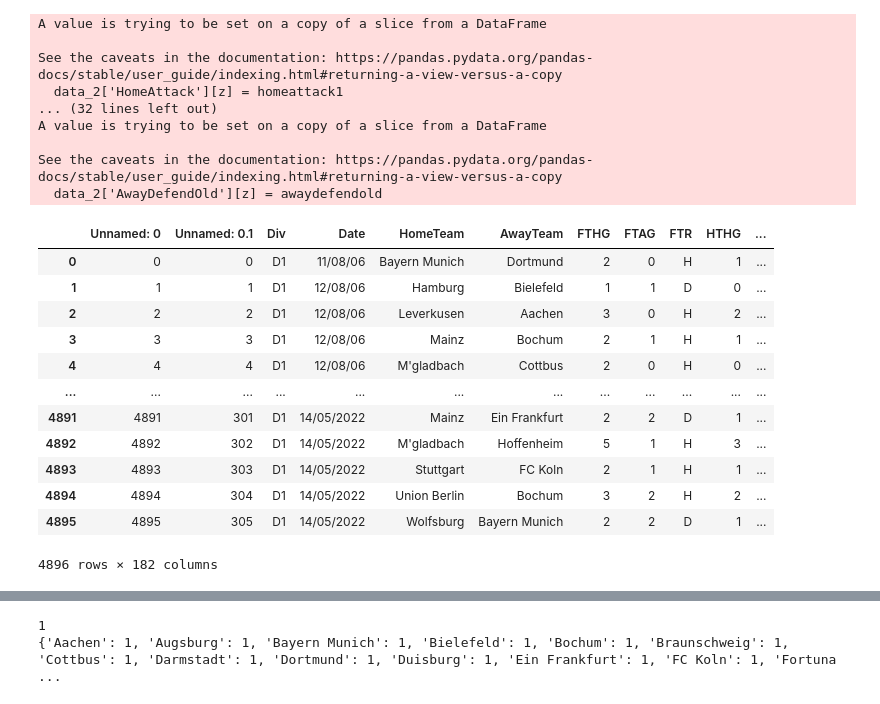
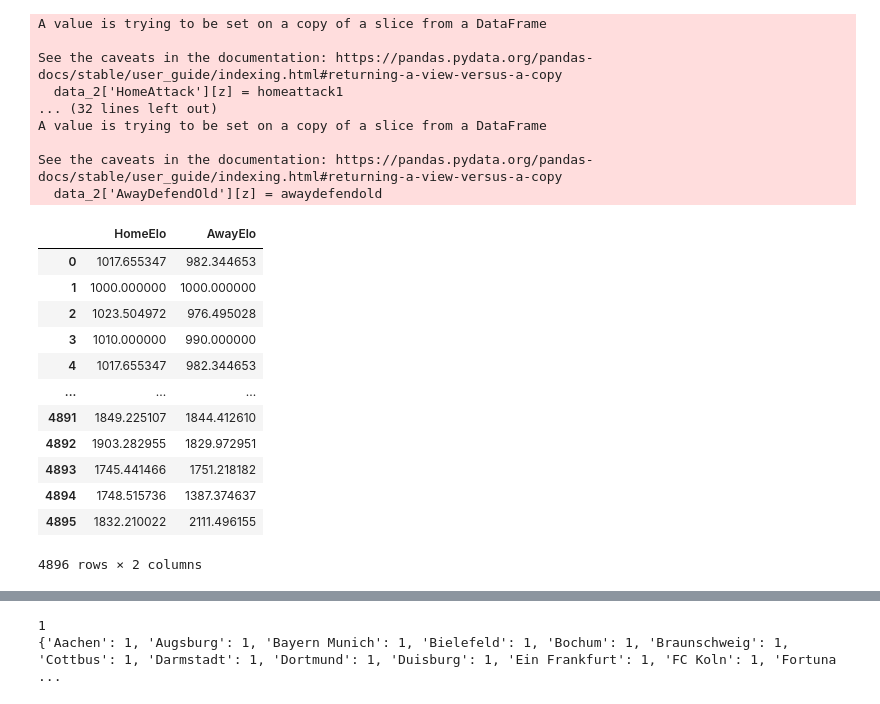
Before and after one commit to Max280201/Data-Exploration-Project, a Jupyter notebook: load_data_v1.ipynb, the cells around one changed output, grey strips where cells are left out. Saved outputs shown, nothing was run; the diff lists cells and outputs as text; code cells hidden in the pictures.

```diff
--- a/load_data_v1.ipynb
+++ b/load_data_v1.ipynb
@@ -106,7 +106,7 @@ data_2['HomeAttackOld'] = 1.34
 data_2['HomeDefendOld'] = 1.34
 data_2['AwayAttackOld'] = 1.34
 data_2['AwayDefendOld'] = 1.34
-data_2['HomeEloOld'] = 1.34
-data_2['AwayEloOld'] = 1.34
+data_2['HomeEloOld'] = 1000
+data_2['AwayEloOld'] = 1000
 data_2.head()
 # %% [output]
@@ -363,12 +402,11 @@ while z < len(data_1):
     try:
 
         homeelo, awayelo, homeeloold, awayeloold = elogain_2(z, hometeam, awayteam)
-        homeattack1, homeattackold = home_attack(z, alpha, ratio, hometeam,
-                                                awayteam)
+        homeattack1, homeattackold = home_attack(z, alpha, ratio, hometeam, awayteam)
         homedefend1, homedefendold = home_defend(z, alpha, ratio, hometeam, awayteam)
         awayattack1, awayattackold = away_attack(z, alpha, ratio, hometeam, awayteam)
-        awaydefend1, awaydefendold = away_defend(z, alpha, ratio, hometeam,
-                                                awayteam)
+        awaydefend1, awaydefendold = away_defend(z, alpha, ratio, hometeam, awayteam)
+
     except:
         print(f"Can't find data for team: {hometeam, awayteam}")
         break
@@ -407,18 +445,18 @@ A value is trying to be set on a copy of a slice from a DataFrame
 See the caveats in the documentation: https://pandas.pydata.org/pandas-docs/stable/user_guide/indexing.html#returning-a-view-versus-a-copy
   data_2['AwayDefendOld'][z] = awaydefendold
 # %%
-data_2
+data_2[['HomeElo', 'AwayElo']]
 # %% [output]
-|  | Unnamed: 0 | Unnamed: 0.1 | Div | Date | HomeTeam | AwayTeam | FTHG | FTAG | FTR | HTHG | ... |
-| 0 | 0 | 0 | D1 | 11/08/06 | Bayern Munich | Dortmund | 2 | 0 | H | 1 | ... |
-| 1 | 1 | 1 | D1 | 12/08/06 | Hamburg | Bielefeld | 1 | 1 | D | 0 | ... |
-| 2 | 2 | 2 | D1 | 12/08/06 | Leverkusen | Aachen | 3 | 0 | H | 2 | ... |
-| 3 | 3 | 3 | D1 | 12/08/06 | Mainz | Bochum | 2 | 1 | H | 1 | ... |
-| 4 | 4 | 4 | D1 | 12/08/06 | M'gladbach | Cottbus | 2 | 0 | H | 0 | ... |
-| ... | ... | ... | ... | ... | ... | ... | ... | ... | ... | ... | ... |
-| 4891 | 4891 | 301 | D1 | 14/05/2022 | Mainz | Ein Frankfurt | 2 | 2 | D | 1 | ... |
-| 4892 | 4892 | 302 | D1 | 14/05/2022 | M'gladbach | Hoffenheim | 5 | 1 | H | 3 | ... |
-| 4893 | 4893 | 303 | D1 | 14/05/2022 | Stuttgart | FC Koln | 2 | 1 | H | 1 | ... |
-| 4894 | 4894 | 304 | D1 | 14/05/2022 | Union Berlin | Bochum | 3 | 2 | H | 2 | ... |
-| 4895 | 4895 | 305 | D1 | 14/05/2022 | Wolfsburg | Bayern Munich | 2 | 2 | D | 1 | ... |
+|  | HomeElo | AwayElo |
+| 0 | 1017.655347 | 982.344653 |
+| 1 | 1000.000000 | 1000.000000 |
+| 2 | 1023.504972 | 976.495028 |
+| 3 | 1010.000000 | 990.000000 |
+| 4 | 1017.655347 | 982.344653 |
+| ... | ... | ... |
+| 4891 | 1849.225107 | 1844.412610 |
+| 4892 | 1903.282955 | 1829.972951 |
+| 4893 | 1745.441466 | 1751.218182 |
+| 4894 | 1748.515736 | 1387.374637 |
+| 4895 | 1832.210022 | 2111.496155 |
-4896 rows × 182 columns
+4896 rows × 2 columns
```
Also changed, not shown: parts of 14 cells of this notebook, 1 other file.
